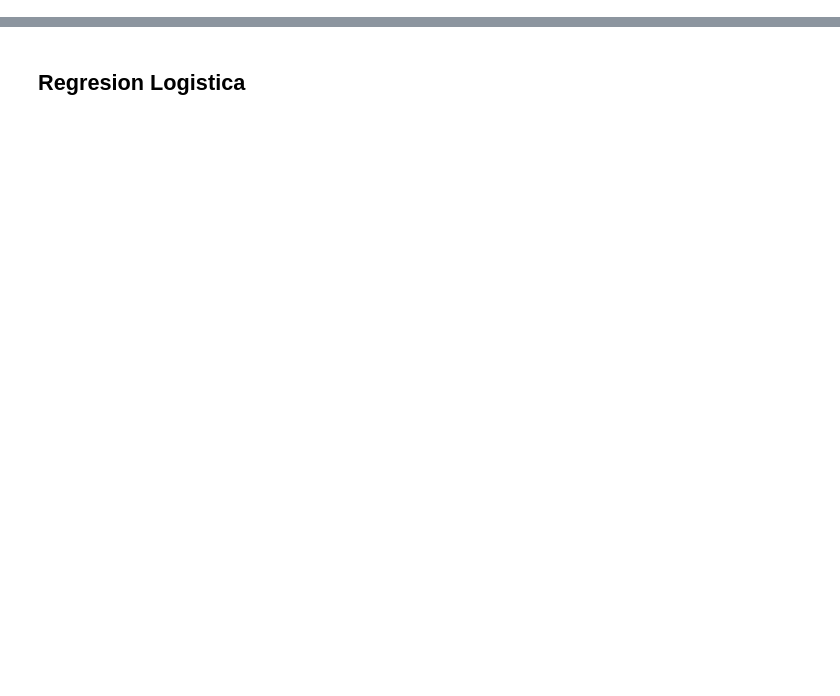
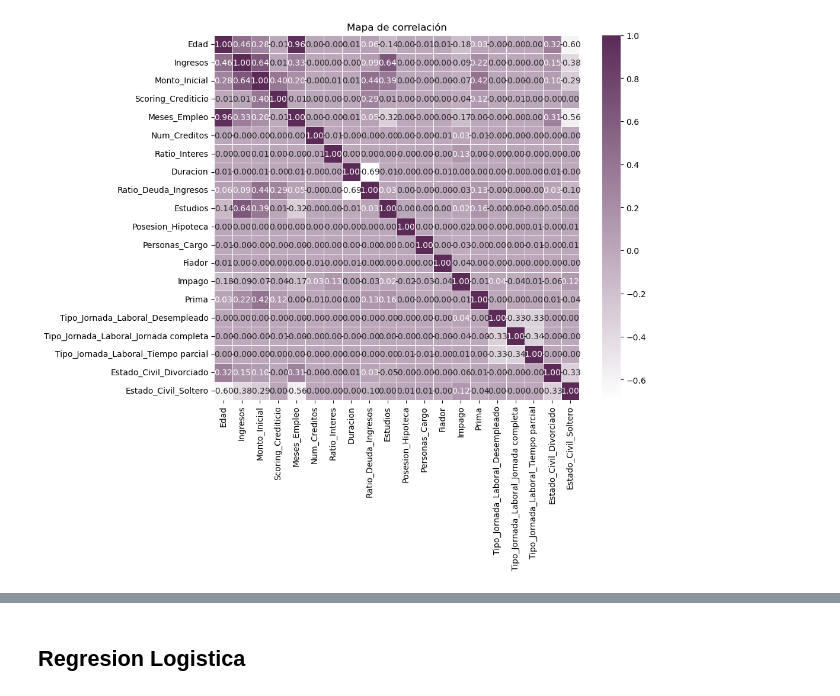
Before and after one commit to danielsoponaru/25-26_R07_NARANJA, a Jupyter notebook: 02-EDA.ipynb, the cells around one changed output, grey strips where cells are left out. Cells and saved outputs as stored; diff of their text form; code cells hidden in the pictures; blank space fills up the shorter version.

```diff
--- a/02-EDA.ipynb
+++ b/02-EDA.ipynb
@@ -33,0 +42,19 @@ df.head()
+# %%
+corr = df.corr(numeric_only=True)
+
+lagun_cmap = LinearSegmentedColormap.from_list(
+    "lagun_white_purple",
+    ["#FFFFFF", "#5B2A57"])
+
+plt.figure(figsize=(10, 8))
+sns.heatmap(
+    corr,
+    annot=True,
+    fmt=".2f",
+    cmap=lagun_cmap,
+    square=True,
+    linewidths=0.5)
+plt.title("Mapa de correlación")
+plt.show()
+# %% [output]
+[figure, added]
```
Also changed, not shown: parts of 11 cells of this notebook.
